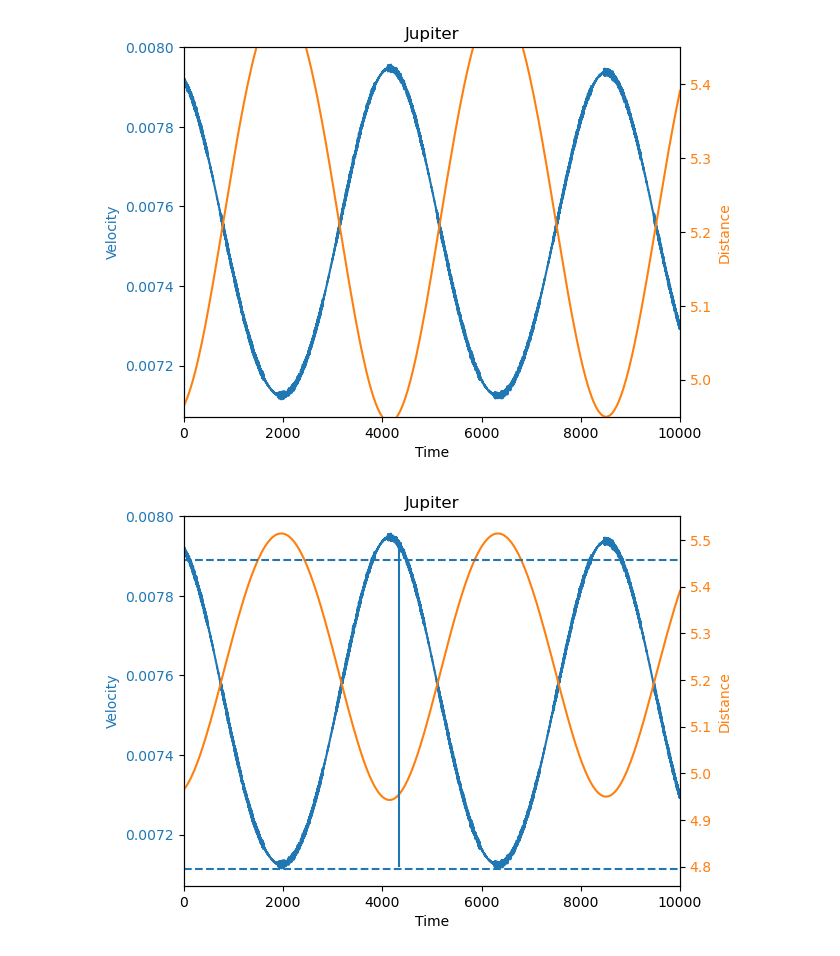
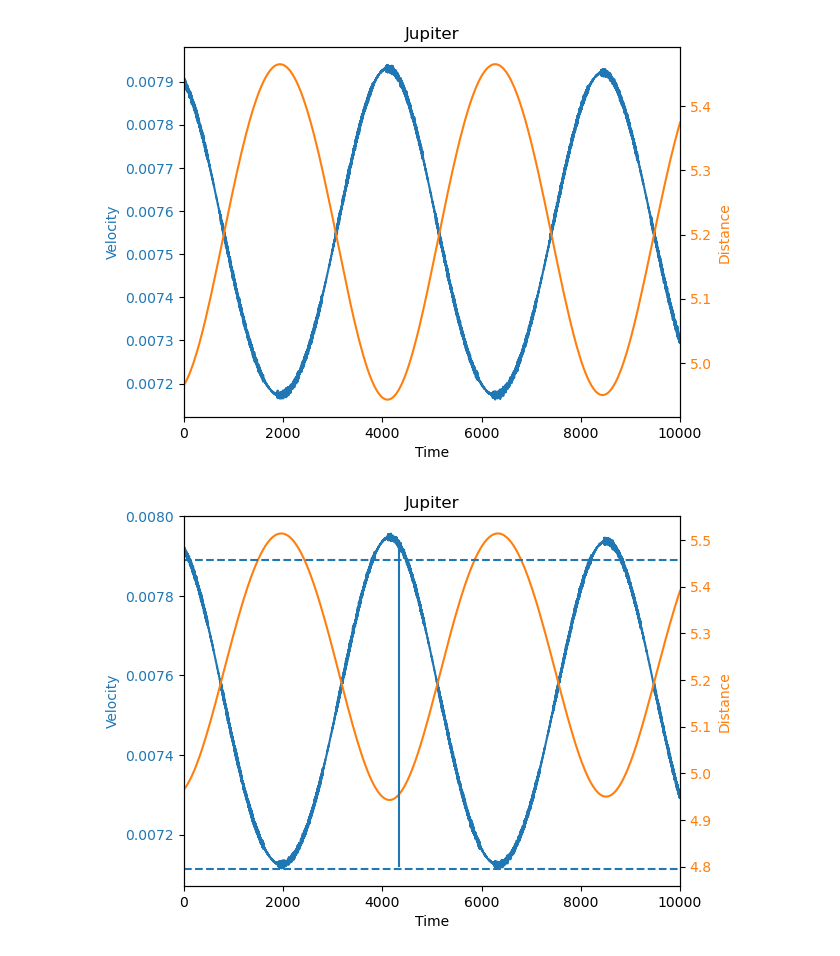
Before and after one commit to ThijsSpoor99/Project-Computational-Science, a Jupyter notebook: planetVisualisation.ipynb, the cells around one changed output. Cells and saved outputs as stored; diff of their text form; code cells hidden in the pictures.

```diff
--- a/planetVisualisation.ipynb
+++ b/planetVisualisation.ipynb
@@ -38,24 +44,23 @@ plt.plot(range(N), planetPosition['Jupiter'][:, 0])
 # %%
 fig, ax1 = plt.subplots()
 ax1.set_title("Jupiter")
 
 # Plot for velocity
 ax1.plot(range(N), planetVelocity["Jupiter"], color='tab:blue')
 ax1.set_xlabel('Time')
 ax1.set_ylabel('Velocity', color='tab:blue')
 ax1.tick_params(axis='y', labelcolor='tab:blue')
 
 # Create a second y-axis for distance
 ax2 = ax1.twinx()
 ax2.plot(range(N), planetDistance["Jupiter"], color='tab:orange')
 ax2.set_ylabel('Distance', color='tab:orange')
 ax2.tick_params(axis='y', labelcolor='tab:orange')
-ax2.set_ylim(4.95, 5.45)
 
 plt.xlim(0, 10000)
 plt.show()
 # %% [output]
-[figure, old version]
+[figure, new version]
 # %%
 fig, ax1 = plt.subplots()
 ax1.set_title("Jupiter")
```
Also changed, not shown: parts of 3 cells of this notebook, 10 other files.
